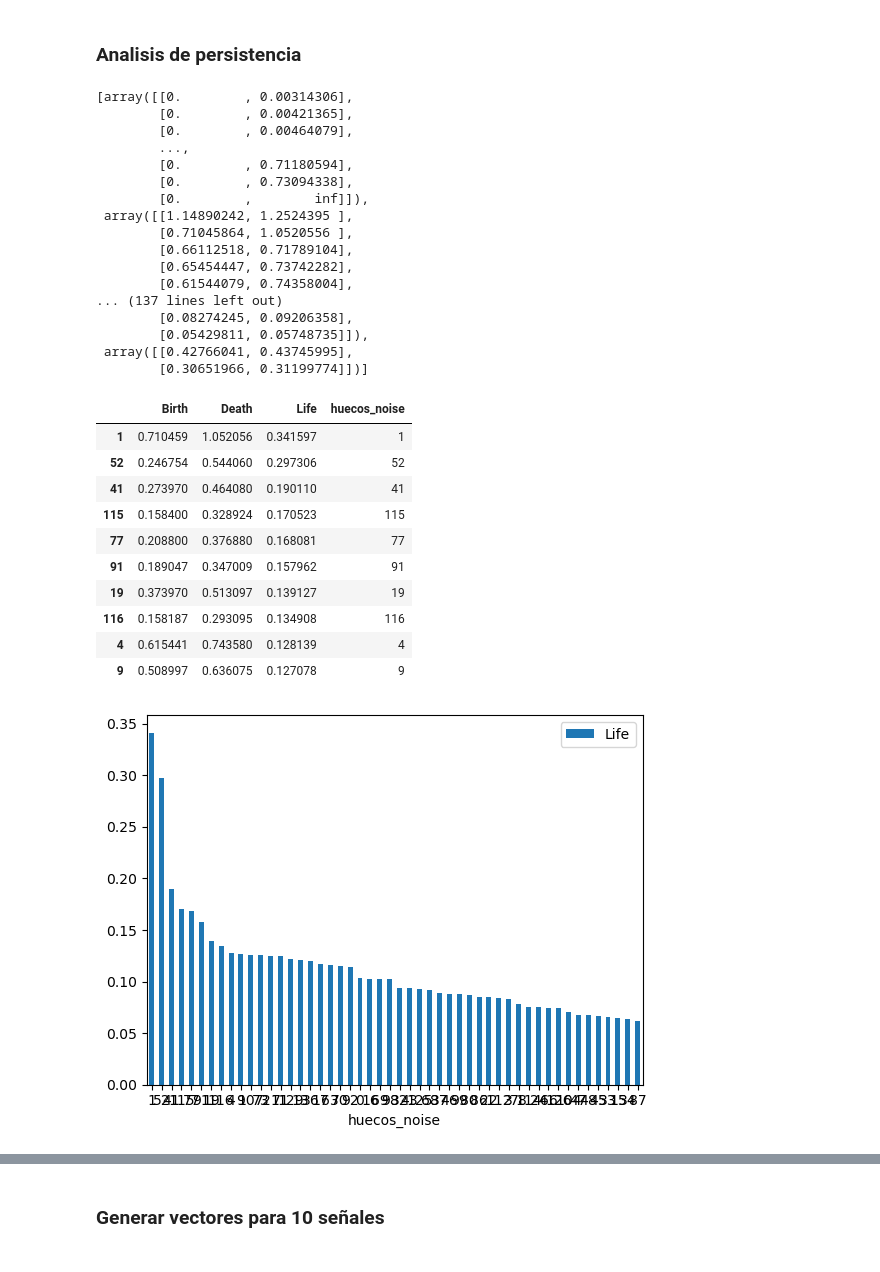
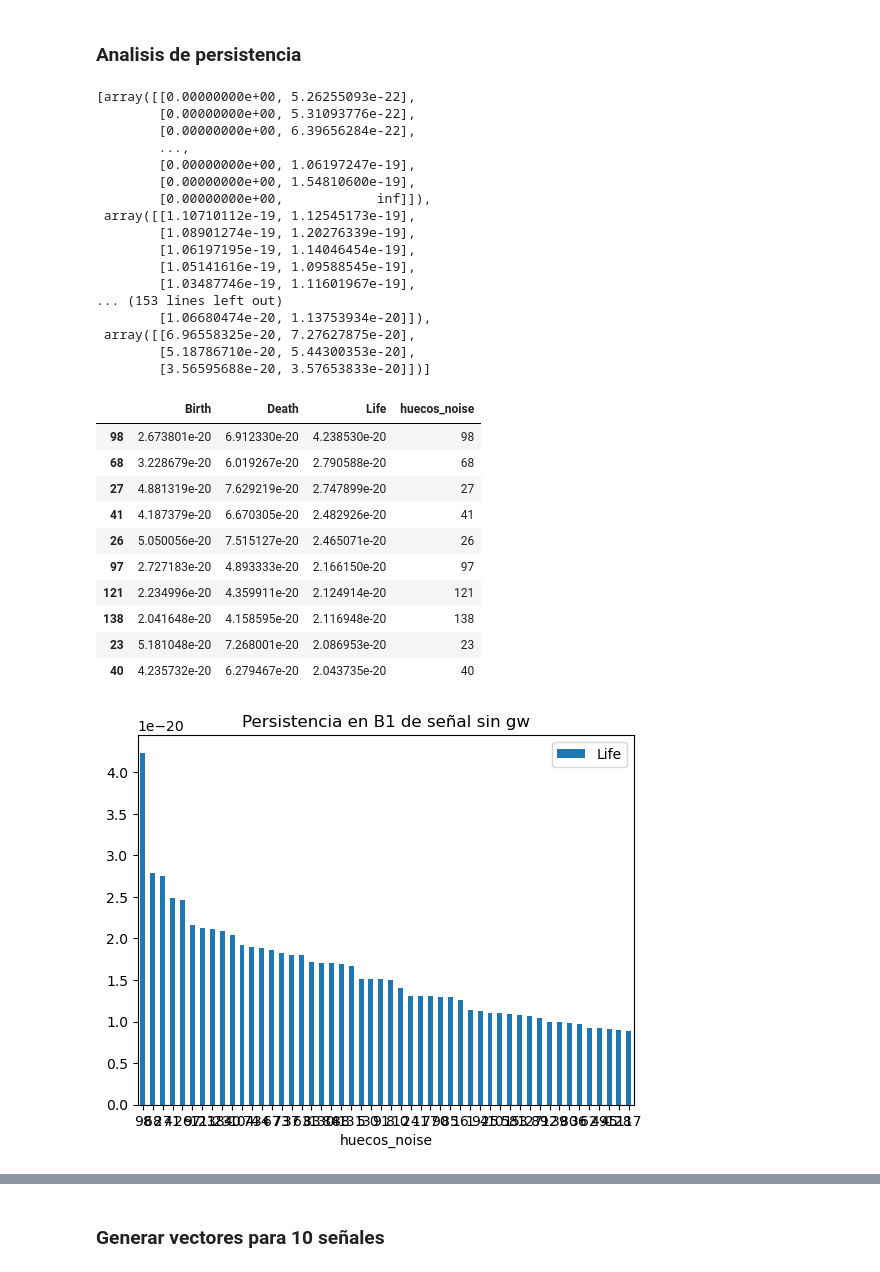
Before and after one commit to CastroMaster10/Detecting-Gravitional-Waves-Using-Topological-algorithms, a Jupyter notebook: calculate_b1_lifetime.ipynb, the cells around one changed output, grey strips where cells are left out. Drawn from its saved outputs; the diff is of its cells as text; code cells hidden in the pictures.

```diff
--- a/calculate_b1_lifetime.ipynb
+++ b/calculate_b1_lifetime.ipynb
@@ -259,7 +281,7 @@ embedder_noise = SingleTakensEmbedding(
     parameters_type="fixed", n_jobs=6, time_delay=tau_ts_noise, dimension=2, stride=our_stride
 )
 
-y_embedded_noise = embedder_noise.fit_transform(ts_noise_scaled)
+y_embedded_noise = embedder_noise.fit_transform(noisy_signals[0])
 # %%
 #sin ruido
 embedder_signal = SingleTakensEmbedding(
@@ -290,23 +312,23 @@ result_noise = ripser(y_embedded_noise,maxdim=2)
 diagrams_noise = result_noise['dgms']
 diagrams_noise
 # %% [output]
-[array([[0.        , 0.00314306],
-        [0.        , 0.00421365],
-        [0.        , 0.00464079],
+[array([[0.00000000e+00, 5.26255093e-22],
+        [0.00000000e+00, 5.31093776e-22],
+        [0.00000000e+00, 6.39656284e-22],
         ...,
-        [0.        , 0.71180594],
-        [0.        , 0.73094338],
-        [0.        ,        inf]]),
- array([[1.14890242, 1.2524395 ],
-        [0.71045864, 1.0520556 ],
-        [0.66112518, 0.71789104],
-        [0.65454447, 0.73742282],
-        [0.61544079, 0.74358004],
-... (137 lines left out)
-        [0.08274245, 0.09206358],
-        [0.05429811, 0.05748735]]),
- array([[0.42766041, 0.43745995],
-        [0.30651966, 0.31199774]])]
+        [0.00000000e+00, 1.06197247e-19],
+        [0.00000000e+00, 1.54810600e-19],
+        [0.00000000e+00,            inf]]),
+ array([[1.10710112e-19, 1.12545173e-19],
+        [1.08901274e-19, 1.20276339e-19],
+        [1.06197195e-19, 1.14046454e-19],
+        [1.05141616e-19, 1.09588545e-19],
+        [1.03487746e-19, 1.11601967e-19],
+... (153 lines left out)
+        [1.06680474e-20, 1.13753934e-20]]),
+ array([[6.96558325e-20, 7.27627875e-20],
+        [5.18786710e-20, 5.44300353e-20],
+        [3.56595688e-20, 3.57653833e-20]])]
 # %%
 dmg1_noise=diagrams_noise[1] #datos de B_1
 huecos_noise = pd.DataFrame(dmg1_noise, columns=['Birth', 'Death'])
@@ -317,22 +339,23 @@ huecos_noise['huecos_noise'] = index
 huecos_noise.head(10)
 # %% [output]
 |  | Birth | Death | Life | huecos_noise |
-| 1 | 0.710459 | 1.052056 | 0.341597 | 1 |
-| 52 | 0.246754 | 0.544060 | 0.297306 | 52 |
-| 41 | 0.273970 | 0.464080 | 0.190110 | 41 |
-| 115 | 0.158400 | 0.328924 | 0.170523 | 115 |
-| 77 | 0.208800 | 0.376880 | 0.168081 | 77 |
-| 91 | 0.189047 | 0.347009 | 0.157962 | 91 |
-| 19 | 0.373970 | 0.513097 | 0.139127 | 19 |
-| 116 | 0.158187 | 0.293095 | 0.134908 | 116 |
-| 4 | 0.615441 | 0.743580 | 0.128139 | 4 |
-| 9 | 0.508997 | 0.636075 | 0.127078 | 9 |
+| 98 | 2.673801e-20 | 6.912330e-20 | 4.238530e-20 | 98 |
+| 68 | 3.228679e-20 | 6.019267e-20 | 2.790588e-20 | 68 |
+| 27 | 4.881319e-20 | 7.629219e-20 | 2.747899e-20 | 27 |
+| 41 | 4.187379e-20 | 6.670305e-20 | 2.482926e-20 | 41 |
+| 26 | 5.050056e-20 | 7.515127e-20 | 2.465071e-20 | 26 |
+| 97 | 2.727183e-20 | 4.893333e-20 | 2.166150e-20 | 97 |
+| 121 | 2.234996e-20 | 4.359911e-20 | 2.124914e-20 | 121 |
+| 138 | 2.041648e-20 | 4.158595e-20 | 2.116948e-20 | 138 |
+| 23 | 5.181048e-20 | 7.268001e-20 | 2.086953e-20 | 23 |
+| 40 | 4.235732e-20 | 6.279467e-20 | 2.043735e-20 | 40 |
 # %%
 huecos_noise_top10 = huecos_noise.iloc[:50,:]
 huecos_noise_top10.plot.bar(x='huecos_noise', y='Life', rot=0) #plot la persistencia de los huecos de la señal con ruido
+plt.title("Persistencia en B1 de señal sin gw")
 plt.show()
 # %% [output]
-[figure, old version]
+[figure, new version]
 # %%
 result_signal = ripser(y_embedded_signal,maxdim=2)
 diagrams_signal = result_signal['dgms']
```
Also changed, not shown: parts of 13 cells of this notebook.
